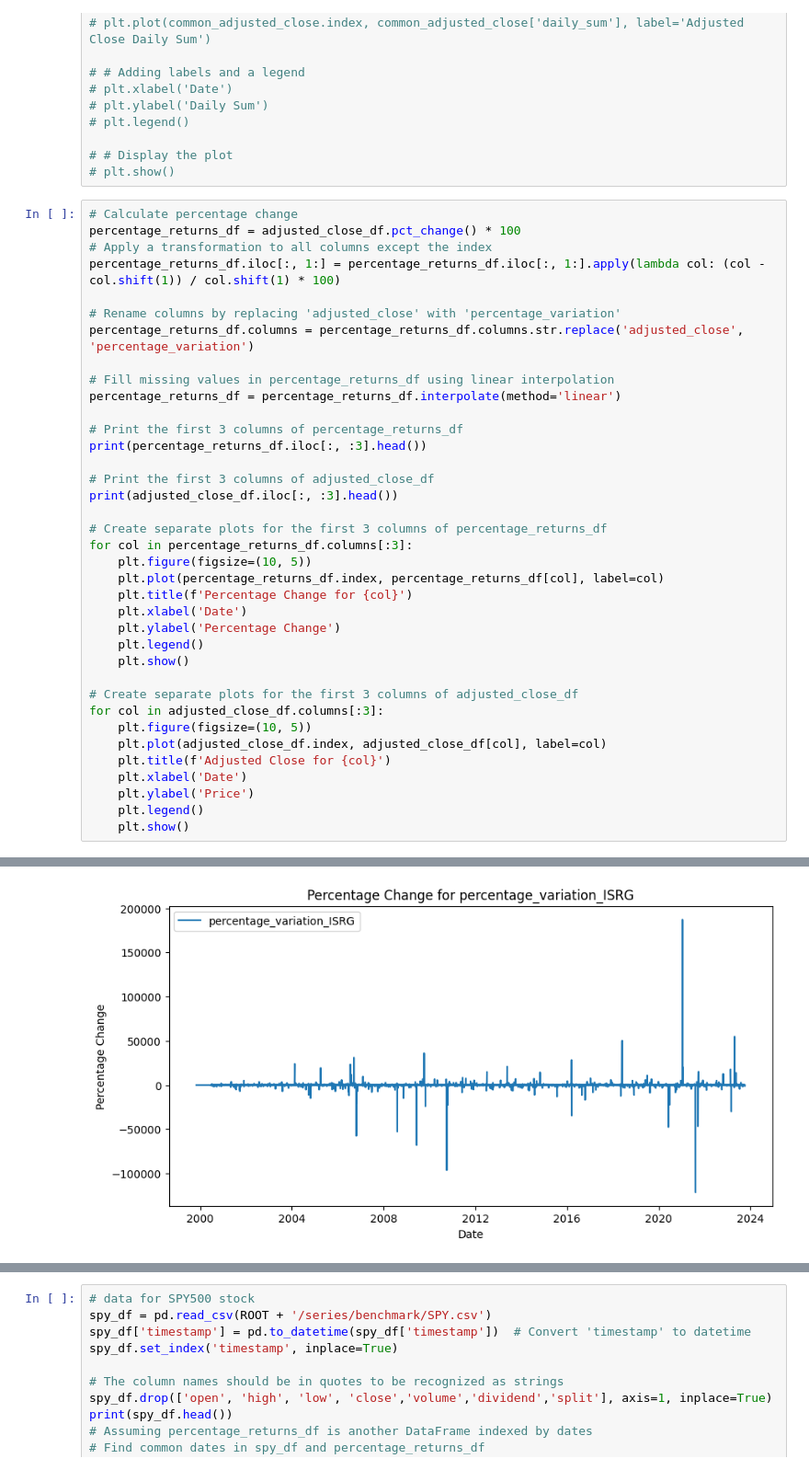
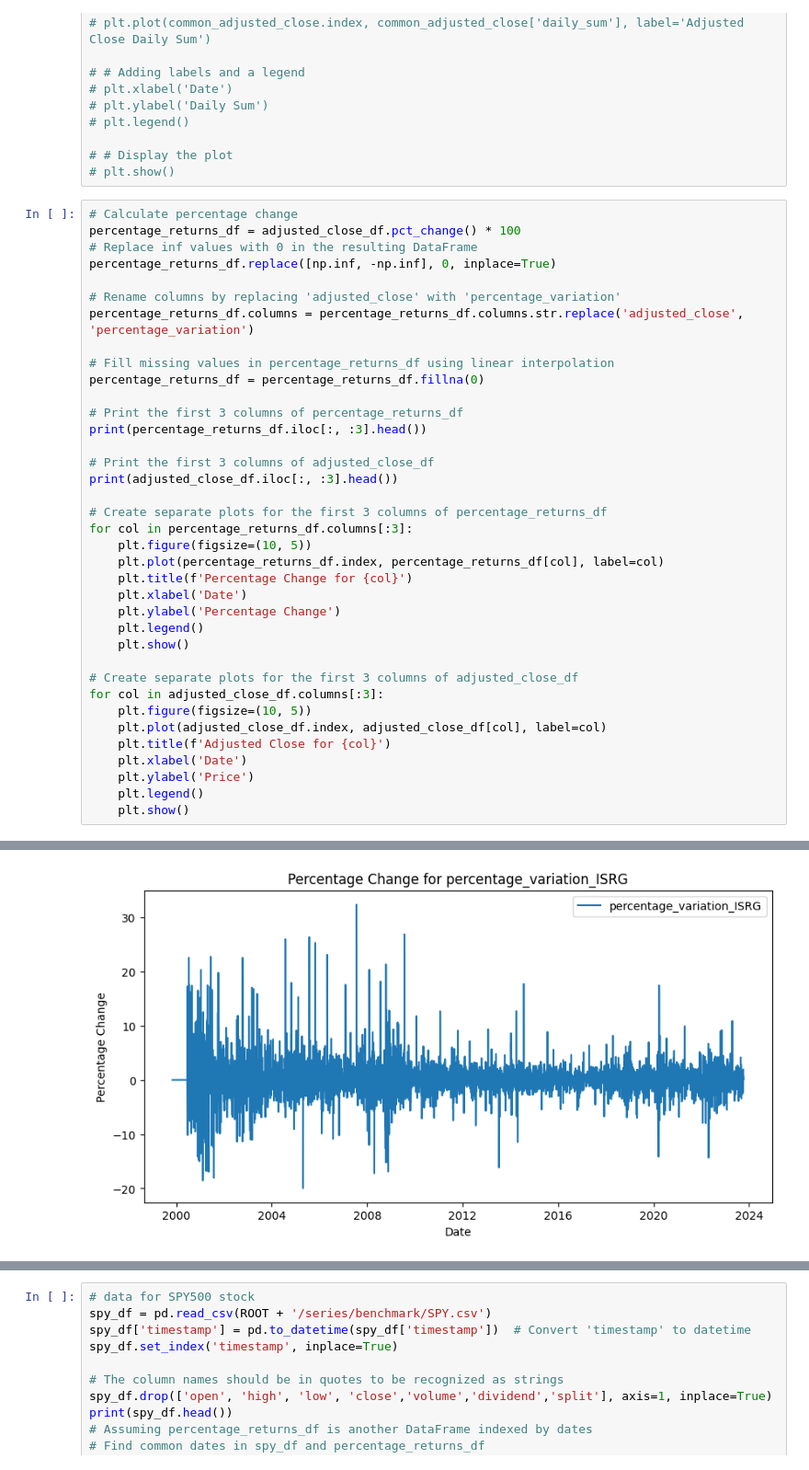
Before and after one commit to vibqetowi/datathon-23, a Jupyter notebook: experimentation.ipynb, the cells around one changed output, grey strips where cells are left out. Shown at 92% size. Drawn from its saved outputs; the diff is of its cells as text.

```diff
--- a/experimentation.ipynb
+++ b/experimentation.ipynb
@@ -132,14 +141,14 @@ plt.show()
 # %%
 # Calculate percentage change
 percentage_returns_df = adjusted_close_df.pct_change() * 100
-# Apply a transformation to all columns except the index
-percentage_returns_df.iloc[:, 1:] = percentage_returns_df.iloc[:, 1:].apply(lambda col: (col - col.shift(1)) / col.shift(1) * 100)
+# Replace inf values with 0 in the resulting DataFrame
+percentage_returns_df.replace([np.inf, -np.inf], 0, inplace=True)
 
 # Rename columns by replacing 'adjusted_close' with 'percentage_variation'
 percentage_returns_df.columns = percentage_returns_df.columns.str.replace('adjusted_close', 'percentage_variation')
 
 # Fill missing values in percentage_returns_df using linear interpolation
-percentage_returns_df = percentage_returns_df.interpolate(method='linear')
+percentage_returns_df = percentage_returns_df.fillna(0)
 
 # Print the first 3 columns of percentage_returns_df
 print(percentage_returns_df.iloc[:, :3].head())
@@ -188 +197 @@ timestamp
-[figure, old version]
+[figure, new version]
```
Also changed, not shown: parts of 15 cells of this notebook, 7 other files.
